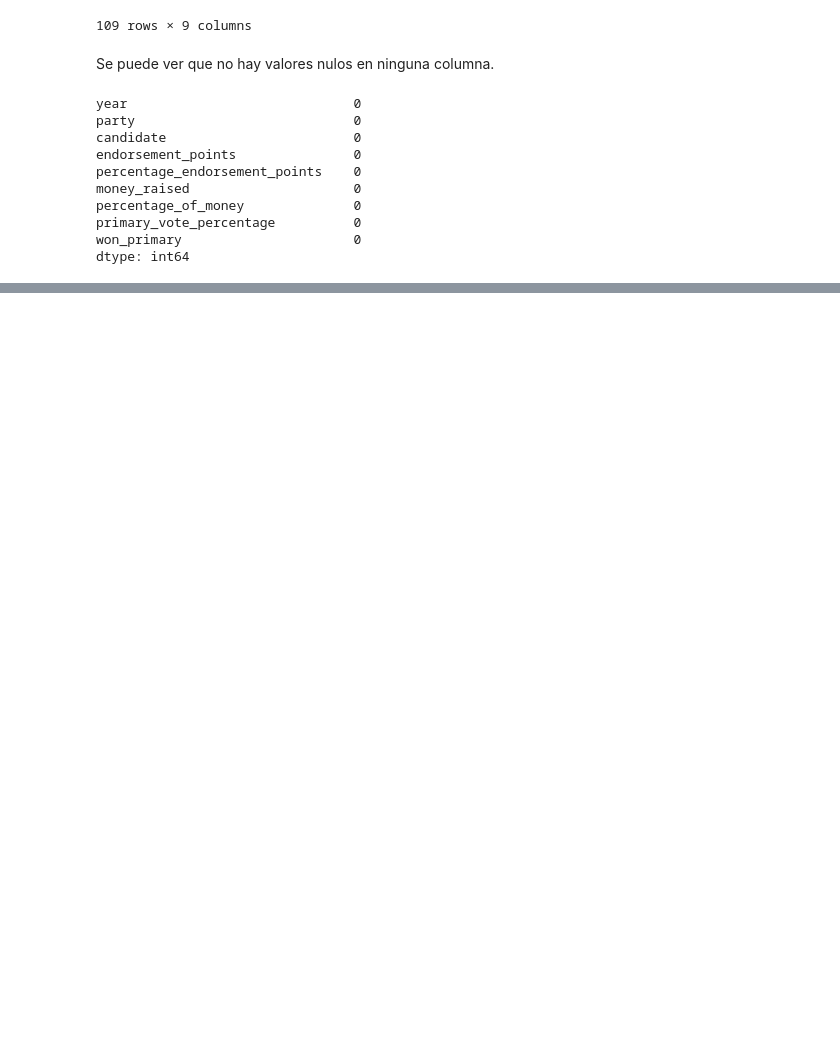
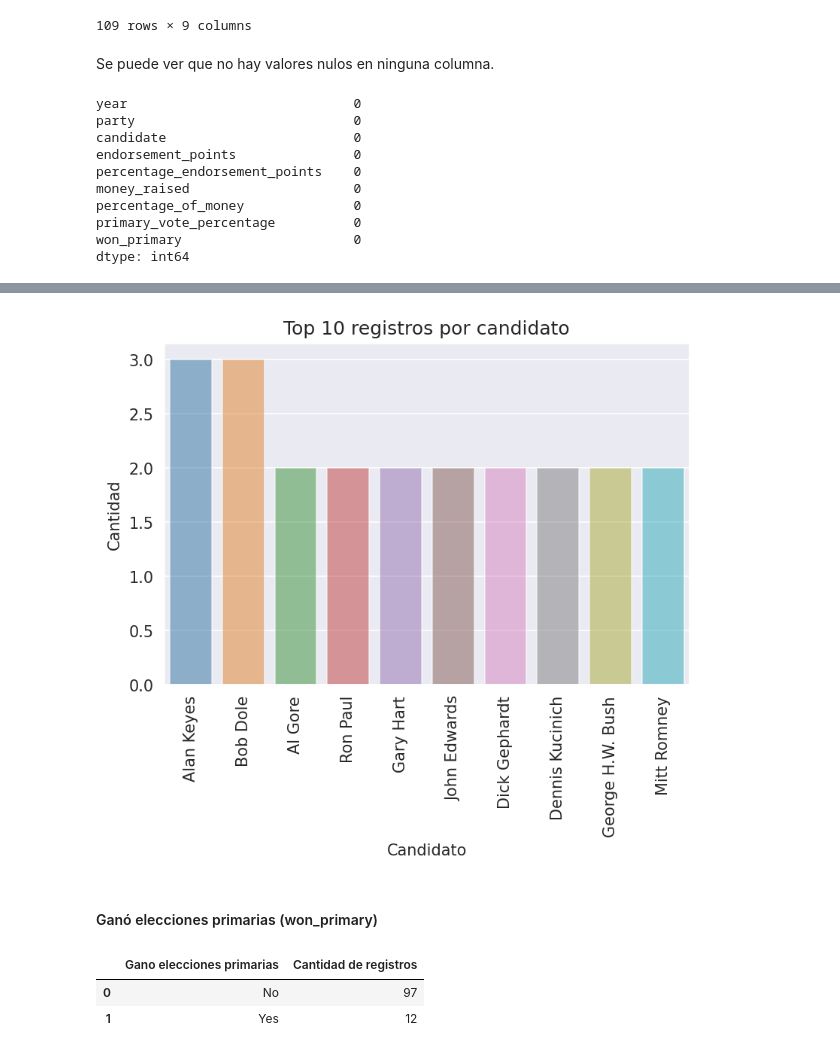
Before and after one commit to 1gnacio/orgadatos-kaggle-tp1, a Jupyter notebook: notebook707f668b56.ipynb, the cells around one changed output, grey strips where cells are left out. Drawn from its saved outputs; the diff is of its cells as text; code cells hidden in the pictures; blank space fills up the shorter version.

```diff
--- a/notebook707f668b56.ipynb
+++ b/notebook707f668b56.ipynb
@@ -197,0 +236,4 @@ print(sum(s.values()))
+# %%
+data_candidatos = data[['candidate']].groupby(['candidate'])['candidate'].count().reset_index(name='count').sort_values(by=['count'], ascending=False)
+data_candidatos.columns = ['Candidato', 'Cantidad de registros']
+data_candidatos
@@ -197,0 +254,14 @@ print(sum(s.values()))
+# %%
+simple_barplot(data_candidatos.head(10), 'Candidato', 'Cantidad de registros', "Top 10 registros por candidato")
+# %% [output]
+[figure, added]
+# %% [markdown]
+#### Ganó elecciones primarias (won_primary)
+# %%
+data_primarias = data[['won_primary']].groupby(['won_primary'])['won_primary'].count().reset_index(name='count')
+data_primarias.columns = ['Gano elecciones primarias', 'Cantidad de registros']
+data_primarias
+# %% [output]
+|  | Gano elecciones primarias | Cantidad de registros |
+| 0 | No | 97 |
+| 1 | Yes | 12 |
```
Also changed, not shown: parts of 23 cells of this notebook.
